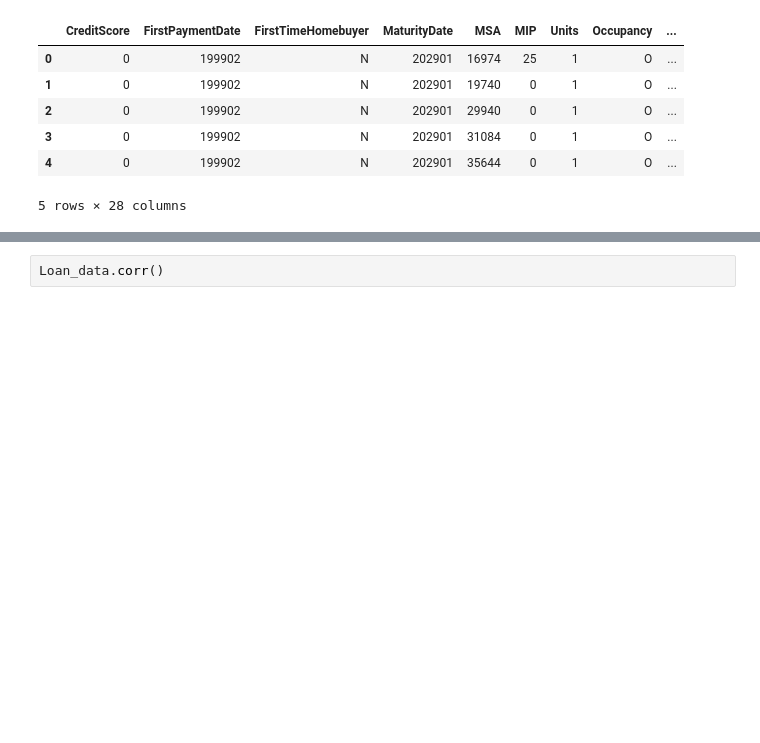
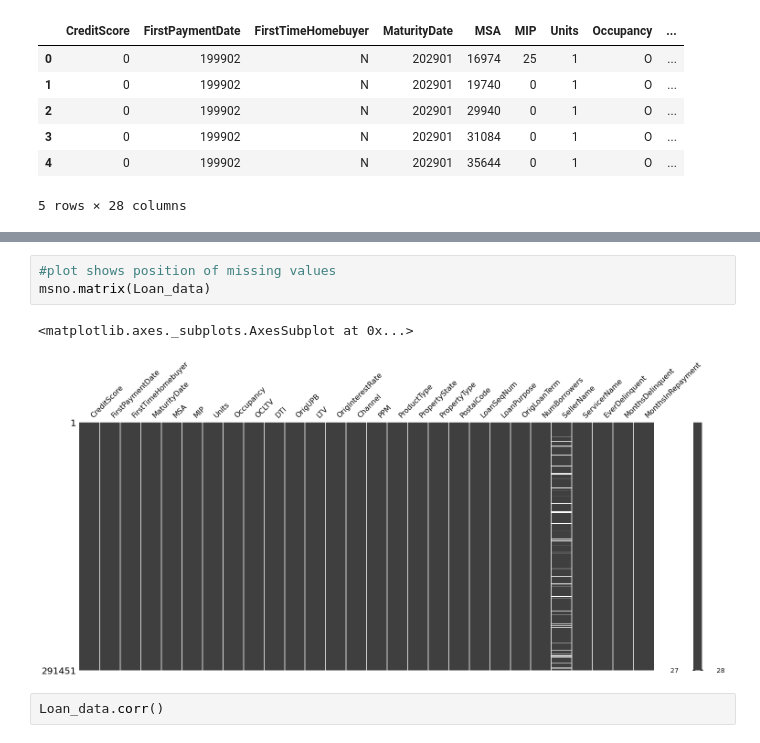
Before and after one commit to SamarHamdy/Train.csv, a Jupyter notebook: FinalProj_Samar.ipynb, the cells around one changed output, grey strips where cells are left out. Cells and saved outputs as stored; diff of their text form; blank space fills up the shorter version.

```diff
--- a/FinalProj_Samar.ipynb
+++ b/FinalProj_Samar.ipynb
@@ -145,3 +183,9 @@ dtype: int64
+# %%
+#plot shows position of missing values
+msno.matrix(Loan_data)
+# %% [output]
+<matplotlib.axes._subplots.AxesSubplot at 0x...>
+[figure, added]
 # %%
 Loan_data.corr()
 # %% [output]
```
Also changed, not shown: parts of 16 cells of this notebook.
